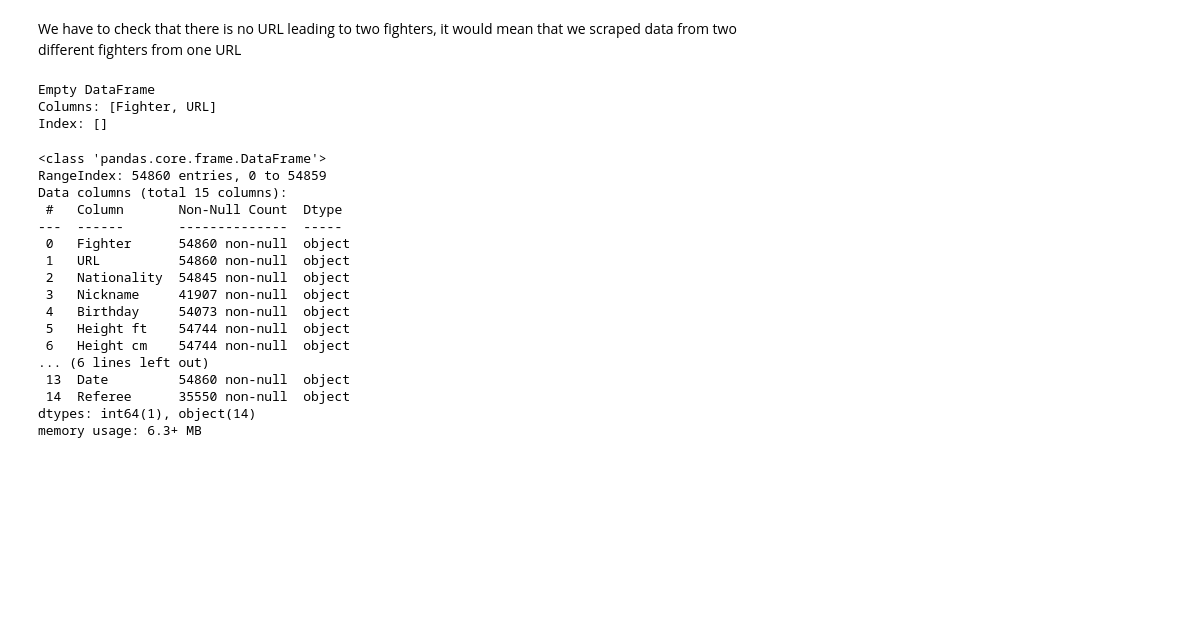
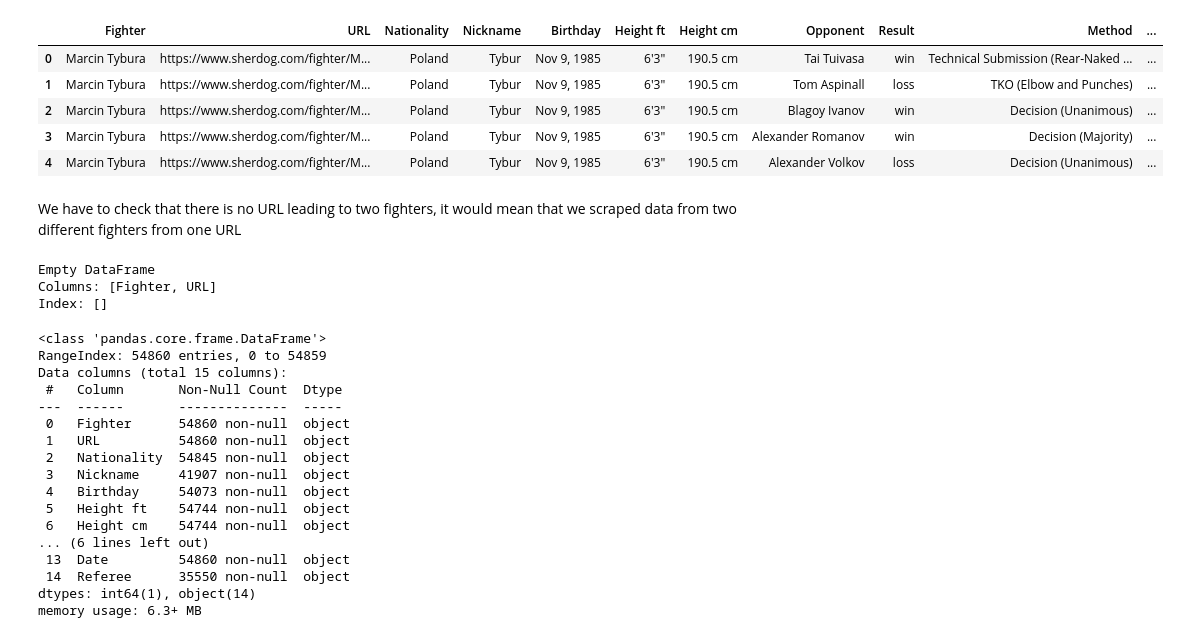
Before and after one commit to Adazac/ufc_analysis, a Jupyter notebook: creating_dataset.ipynb, the cells around one changed output. Cells and saved outputs as stored; diff of their text form; code cells hidden in the pictures; blank space fills up the shorter version.

```diff
--- a/creating_dataset.ipynb
+++ b/creating_dataset.ipynb
@@ -5,6 +5,15 @@ pd.options.display.max_colwidth = 100
 from datetime import datetime
 # %%
 df=pd.read_csv("records.csv")
+# %%
+df.head()
+# %% [output]
+|  | Fighter | URL | Nationality | Nickname | Birthday | Height ft | Height cm | Opponent | Result | Method | ... |
+| 0 | Marcin Tybura | https://www.sherdog.com/fighter/M... | Poland | Tybur | Nov 9, 1985 | 6'3" | 190.5 cm | Tai Tuivasa | win | Technical Submission (Rear-Naked ... | ... |
+| 1 | Marcin Tybura | https://www.sherdog.com/fighter/M... | Poland | Tybur | Nov 9, 1985 | 6'3" | 190.5 cm | Tom Aspinall | loss | TKO (Elbow and Punches) | ... |
+| 2 | Marcin Tybura | https://www.sherdog.com/fighter/M... | Poland | Tybur | Nov 9, 1985 | 6'3" | 190.5 cm | Blagoy Ivanov | win | Decision (Unanimous) | ... |
+| 3 | Marcin Tybura | https://www.sherdog.com/fighter/M... | Poland | Tybur | Nov 9, 1985 | 6'3" | 190.5 cm | Alexander Romanov | win | Decision (Majority) | ... |
+| 4 | Marcin Tybura | https://www.sherdog.com/fighter/M... | Poland | Tybur | Nov 9, 1985 | 6'3" | 190.5 cm | Alexander Volkov | loss | Decision (Unanimous) | ... |
 # %% [markdown]
 We have to check that there is no URL leading to two fighters, it would mean that we scraped data from two different fighters from one URL
 # %%
```
Also changed, not shown: parts of 23 cells of this notebook, 8 other files.
